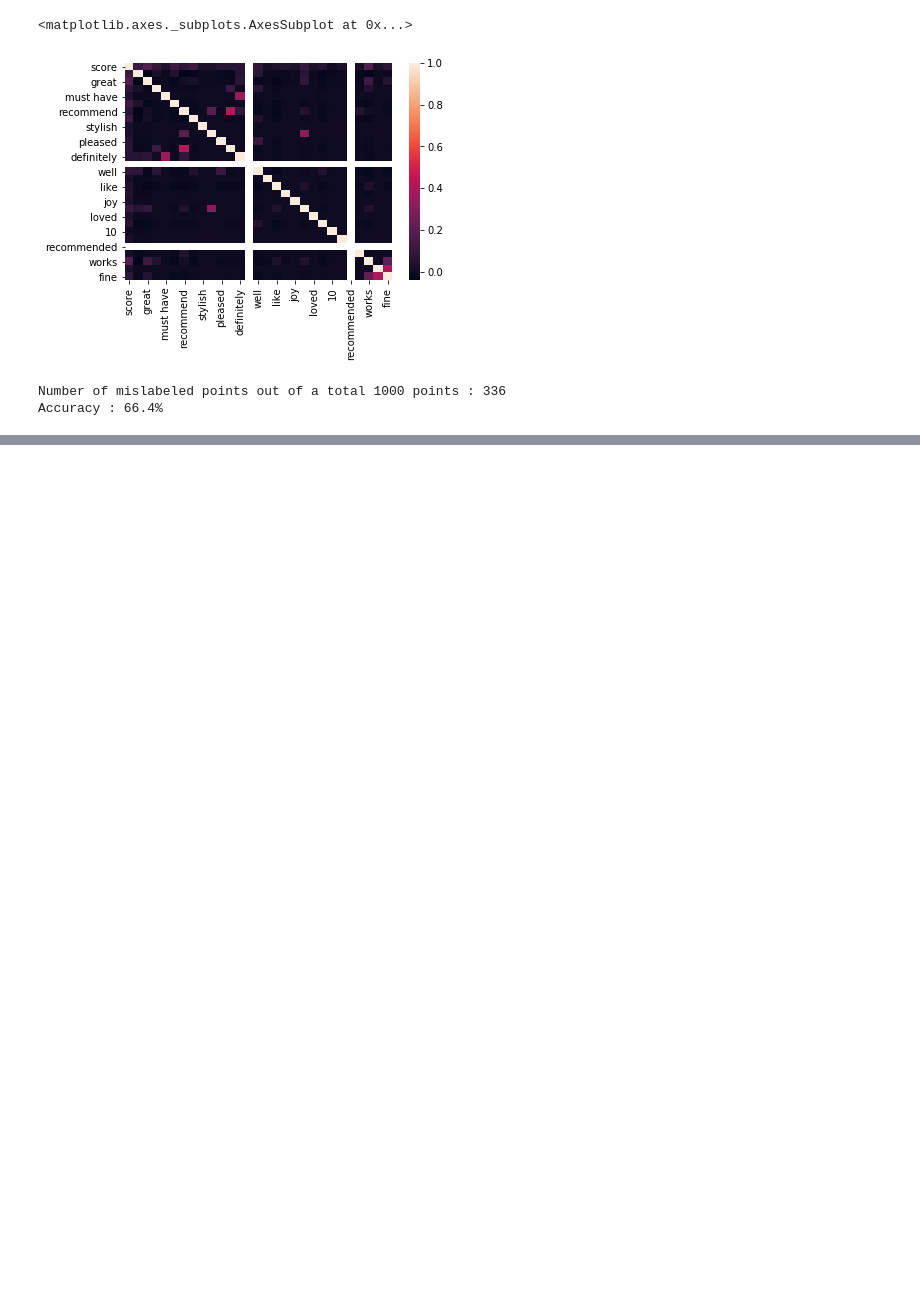
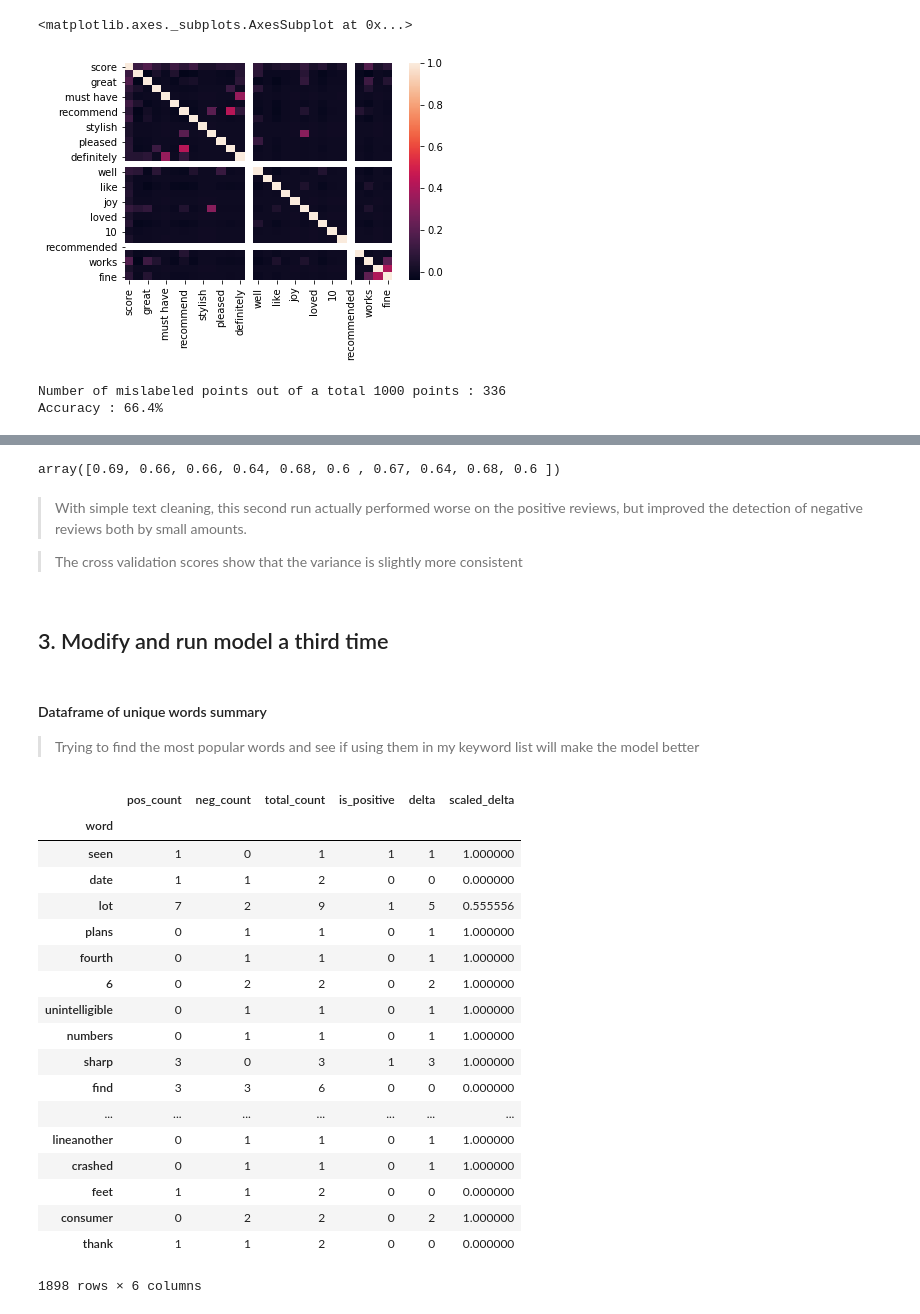
Before and after one commit to AshleyCubed/ThinkfulProjects, a Jupyter notebook: Unit 2-Supervised Learning/Challenges/U2L3P4 Challenge Iterate Classifier.ipynb, the cells around one changed output, grey strips where cells are left out. Drawn from its saved outputs; the diff is of its cells as text; code cells hidden in the pictures; blank space fills up the shorter version.

```diff
--- a/Unit 2-Supervised Learning/Challenges/U2L3P4 Challenge Iterate Classifier.ipynb
+++ b/Unit 2-Supervised Learning/Challenges/U2L3P4 Challenge Iterate Classifier.ipynb
@@ -268,0 +240,10 @@ Specificity: 0.928
+# %%
+cross_val_score(bnb, data, target, cv=10)
+# %% [output]
+array([0.69, 0.66, 0.66, 0.64, 0.68, 0.6 , 0.67, 0.64, 0.68, 0.6 ])
+# %% [markdown]
+> With simple text cleaning, this second run actually performed worse on the positive reviews, but improved the detection of negative reviews both by small amounts.
+
+> The cross validation scores show that the variance is slightly more consistent
+# %% [markdown]
+## 3. Modify and run model a third time
@@ -268,0 +274,49 @@ Specificity: 0.928
+# %%
+# Create a dataframe summarizing words by their frequencies in each type of review
+words['word'] = list(all_words)
+words = words.set_index('word')
+
+words['pos_count'] = 0
+for word in words.index:
+    if word in pos_counts:
+        words.at[word, 'pos_count'] = pos_counts[word]
+
+words['neg_count'] = 0
+for word in words.index:
+    if word in neg_counts:
+        words.at[word, 'neg_count'] = neg_counts[word]
+
+words['total_count'] = words['pos_count'] + words['neg_count']
+
+words['is_positive'] = 0
+words.loc[words['neg_count'] < words['pos_count'], 'is_positive'] = 1
+
+words['delta'] = abs(words['pos_count'] - words['neg_count'])
+
+words['scaled_delta'] = words['delta'] / words['total_count']
+# %% [markdown]
+#### Dataframe of unique words summary
+
+> Trying to find the most popular words and see if using them in my keyword list will make the model better
+# %%
+words
+# %% [output]
+|  | pos_count | neg_count | total_count | is_positive | delta | scaled_delta |
+| word |  |  |  |  |  |  |
+| seen | 1 | 0 | 1 | 1 | 1 | 1.000000 |
+| date | 1 | 1 | 2 | 0 | 0 | 0.000000 |
+| lot | 7 | 2 | 9 | 1 | 5 | 0.555556 |
+| plans | 0 | 1 | 1 | 0 | 1 | 1.000000 |
+| fourth | 0 | 1 | 1 | 0 | 1 | 1.000000 |
+| 6 | 0 | 2 | 2 | 0 | 2 | 1.000000 |
+| unintelligible | 0 | 1 | 1 | 0 | 1 | 1.000000 |
+| numbers | 0 | 1 | 1 | 0 | 1 | 1.000000 |
+| sharp | 3 | 0 | 3 | 1 | 3 | 1.000000 |
+| find | 3 | 3 | 6 | 0 | 0 | 0.000000 |
+| ... | ... | ... | ... | ... | ... | ... |
+| lineanother | 0 | 1 | 1 | 0 | 1 | 1.000000 |
+| crashed | 0 | 1 | 1 | 0 | 1 | 1.000000 |
+| feet | 1 | 1 | 2 | 0 | 0 | 0.000000 |
+| consumer | 0 | 2 | 2 | 0 | 2 | 1.000000 |
+| thank | 1 | 1 | 2 | 0 | 0 | 0.000000 |
+1898 rows × 6 columns
```
Also changed, not shown: parts of 36 cells of this notebook.
